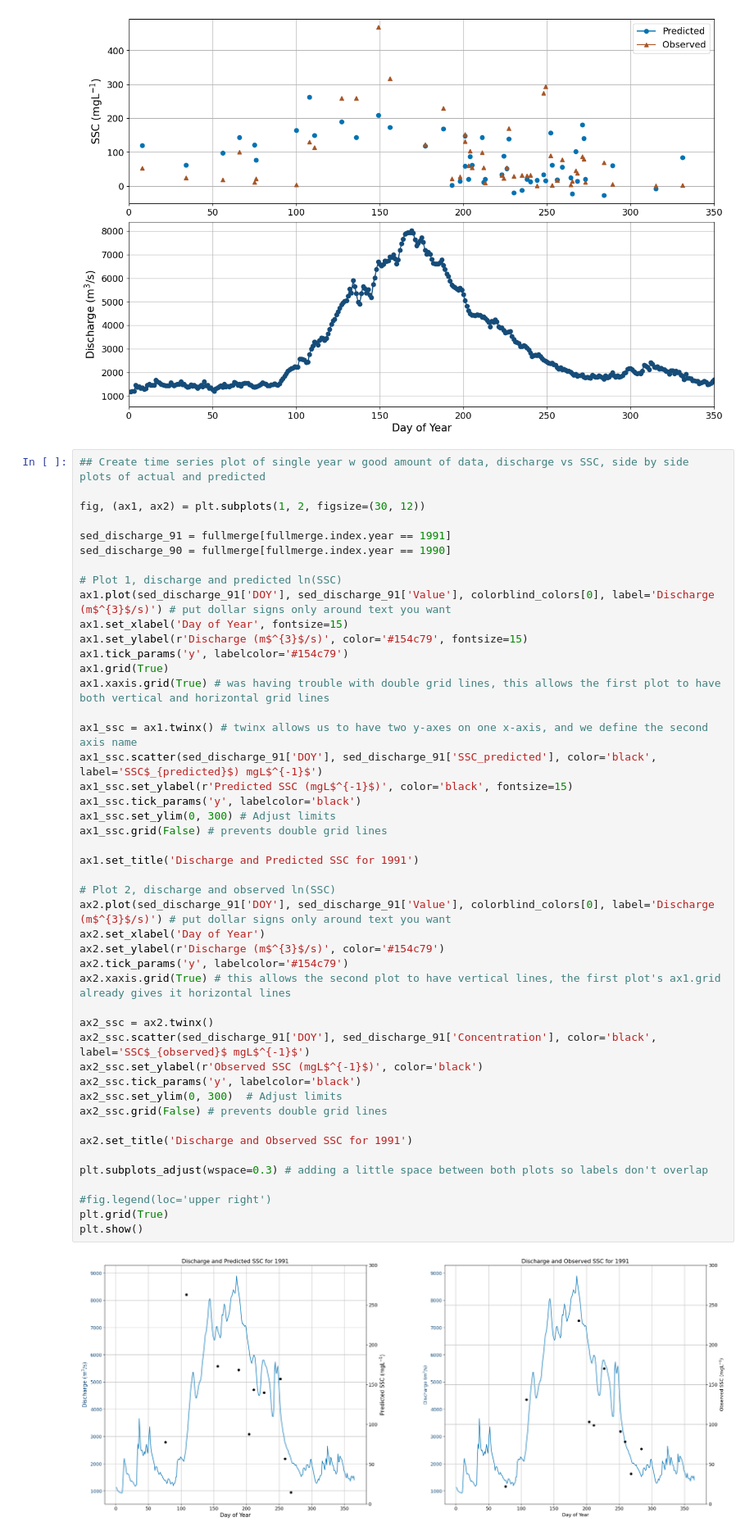
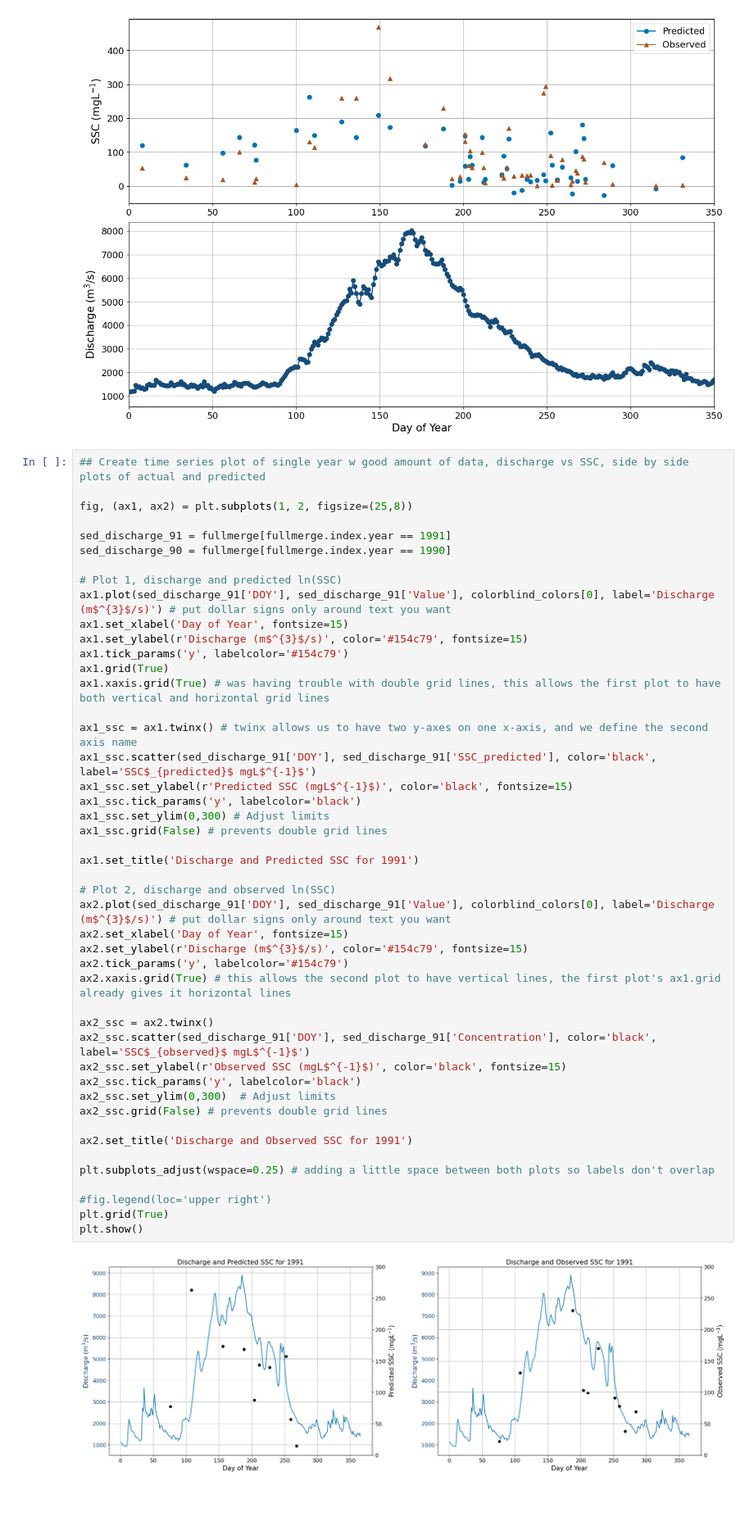
Before and after one commit to erinnfairley/SSC-Remote-Sensing-Fraser-River, a Jupyter notebook: SSCRemoteSensing_cleancode.ipynb, the cells around one changed output. Shown at 82% size. Cells and saved outputs as stored; diff of their text form; blank space fills up the shorter version.

```diff
--- a/SSCRemoteSensing_cleancode.ipynb
+++ b/SSCRemoteSensing_cleancode.ipynb
@@ -630,7 +624,7 @@ plt.show()
 # %%
 ## Create time series plot of single year w good amount of data, discharge vs SSC, side by side plots of actual and predicted
 
-fig, (ax1, ax2) = plt.subplots(1, 2, figsize=(30, 12))
+fig, (ax1, ax2) = plt.subplots(1, 2, figsize=(25,8))
 
 sed_discharge_91 = fullmerge[fullmerge.index.year == 1991]
 sed_discharge_90 = fullmerge[fullmerge.index.year == 1990]
@@ -640,38 +634,38 @@ ax1.plot(sed_discharge_91['DOY'], sed_discharge_91['Value'], colorblind_colors[0
 ax1.set_xlabel('Day of Year', fontsize=15)
 ax1.set_ylabel(r'Discharge (m$^{3}$/s)', color='#154c79', fontsize=15)
 ax1.tick_params('y', labelcolor='#154c79')
 ax1.grid(True)
 ax1.xaxis.grid(True) # was having trouble with double grid lines, this allows the first plot to have both vertical and horizontal grid lines
 
 ax1_ssc = ax1.twinx() # twinx allows us to have two y-axes on one x-axis, and we define the second axis name
-ax1_ssc.scatter(sed_discharge_91['DOY'], sed_discharge_91['SSC_predicted'], color='black', label='SSC$_{predicted}$) mgL$^{-1}$')
+ax1_ssc.scatter(sed_discharge_91['DOY'], sed_discharge_91['SSC_predicted'], color='black', label='SSC$_{predicted}$ mgL$^{-1}$')
 ax1_ssc.set_ylabel(r'Predicted SSC (mgL$^{-1}$)', color='black', fontsize=15)
 ax1_ssc.tick_params('y', labelcolor='black')
-ax1_ssc.set_ylim(0, 300) # Adjust limits
+ax1_ssc.set_ylim(0,300) # Adjust limits
 ax1_ssc.grid(False) # prevents double grid lines
 
 ax1.set_title('Discharge and Predicted SSC for 1991')
 
 # Plot 2, discharge and observed ln(SSC)
 ax2.plot(sed_discharge_91['DOY'], sed_discharge_91['Value'], colorblind_colors[0], label='Discharge (m$^{3}$/s)') # put dollar signs only around text you want
-ax2.set_xlabel('Day of Year')
-ax2.set_ylabel(r'Discharge (m$^{3}$/s)', color='#154c79')
+ax2.set_xlabel('Day of Year', fontsize=15)
+ax2.set_ylabel(r'Discharge (m$^{3}$/s)', color='#154c79', fontsize=15)
 ax2.tick_params('y', labelcolor='#154c79')
 ax2.xaxis.grid(True) # this allows the second plot to have vertical lines, the first plot's ax1.grid already gives it horizontal lines
 
 ax2_ssc = ax2.twinx()
 ax2_ssc.scatter(sed_discharge_91['DOY'], sed_discharge_91['Concentration'], color='black', label='SSC$_{observed}$ mgL$^{-1}$')
-ax2_ssc.set_ylabel(r'Observed SSC (mgL$^{-1}$)', color='black')
+ax2_ssc.set_ylabel(r'Observed SSC (mgL$^{-1}$)', color='black', fontsize=15)
 ax2_ssc.tick_params('y', labelcolor='black')
-ax2_ssc.set_ylim(0, 300)  # Adjust limits
+ax2_ssc.set_ylim(0,300)  # Adjust limits
 ax2_ssc.grid(False) # prevents double grid lines
 
 ax2.set_title('Discharge and Observed SSC for 1991')
 
-plt.subplots_adjust(wspace=0.3) # adding a little space between both plots so labels don't overlap
+plt.subplots_adjust(wspace=0.25) # adding a little space between both plots so labels don't overlap
 
 #fig.legend(loc='upper right')
 plt.grid(True)
 plt.show()
 # %% [output]
-[figure, old version]
+[figure, new version]
```
Also changed, not shown: parts of 8 cells of this notebook.
